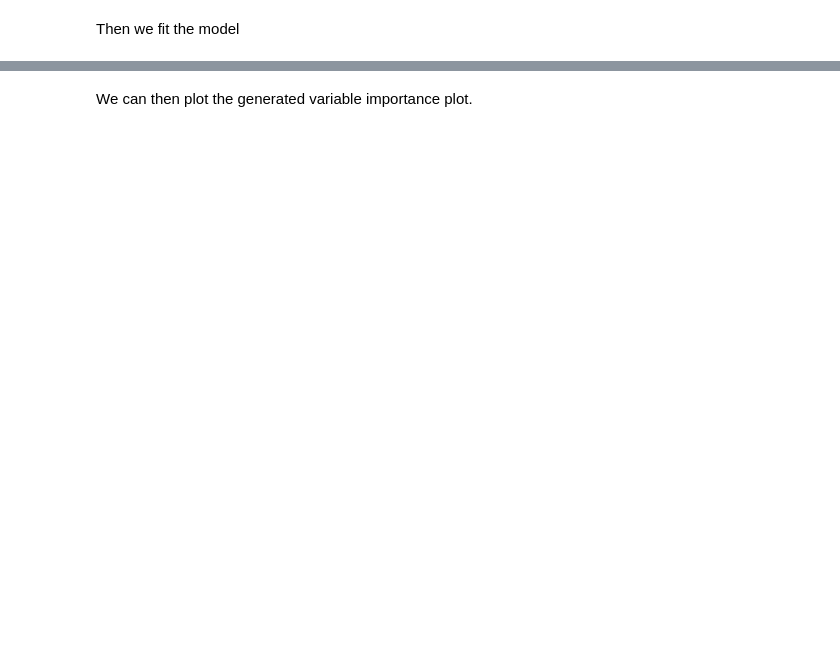
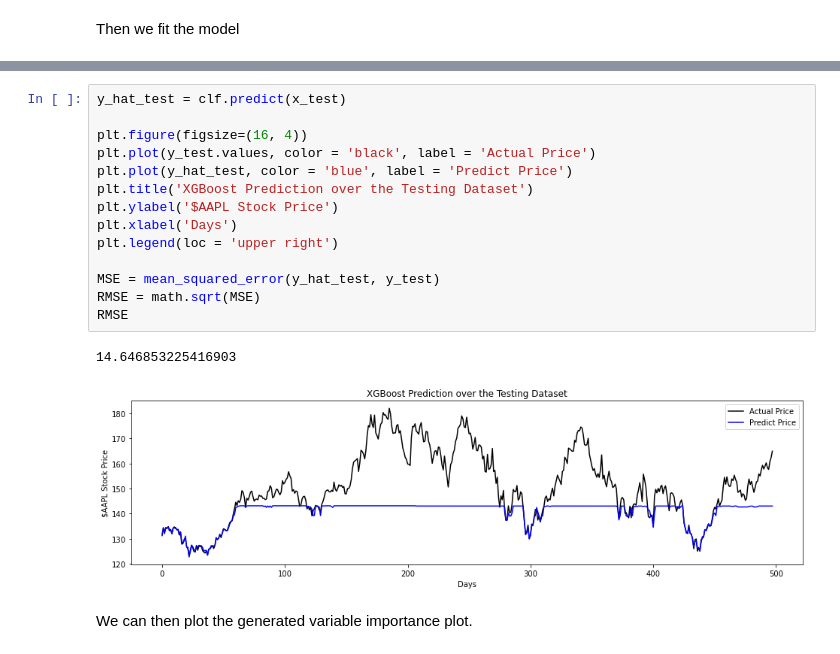
Before and after one commit to fmedrano2019/TraderJoes, a Jupyter notebook: XGBoost.ipynb, the cells around one changed output, grey strips where cells are left out. Saved outputs shown, nothing was run; the diff lists cells and outputs as text; blank space fills up the shorter version.

```diff
--- a/XGBoost.ipynb
+++ b/XGBoost.ipynb
@@ -187,3 +179,20 @@ RMSE
+# %%
+y_hat_test = clf.predict(x_test)
+
+plt.figure(figsize=(16, 4))
+plt.plot(y_test.values, color = 'black', label = 'Actual Price')
+plt.plot(y_hat_test, color = 'blue', label = 'Predict Price')
+plt.title('XGBoost Prediction over the Testing Dataset')
+plt.ylabel('$AAPL Stock Price')
+plt.xlabel('Days')
+plt.legend(loc = 'upper right')
+
+MSE = mean_squared_error(y_hat_test, y_test)
+RMSE = math.sqrt(MSE)
+RMSE
+# %% [output]
+14.646853225416903
+[figure, added]
 # %% [markdown]
 We can then plot the generated variable importance plot.
 # %%
```
Also changed, not shown: parts of 20 cells of this notebook.
